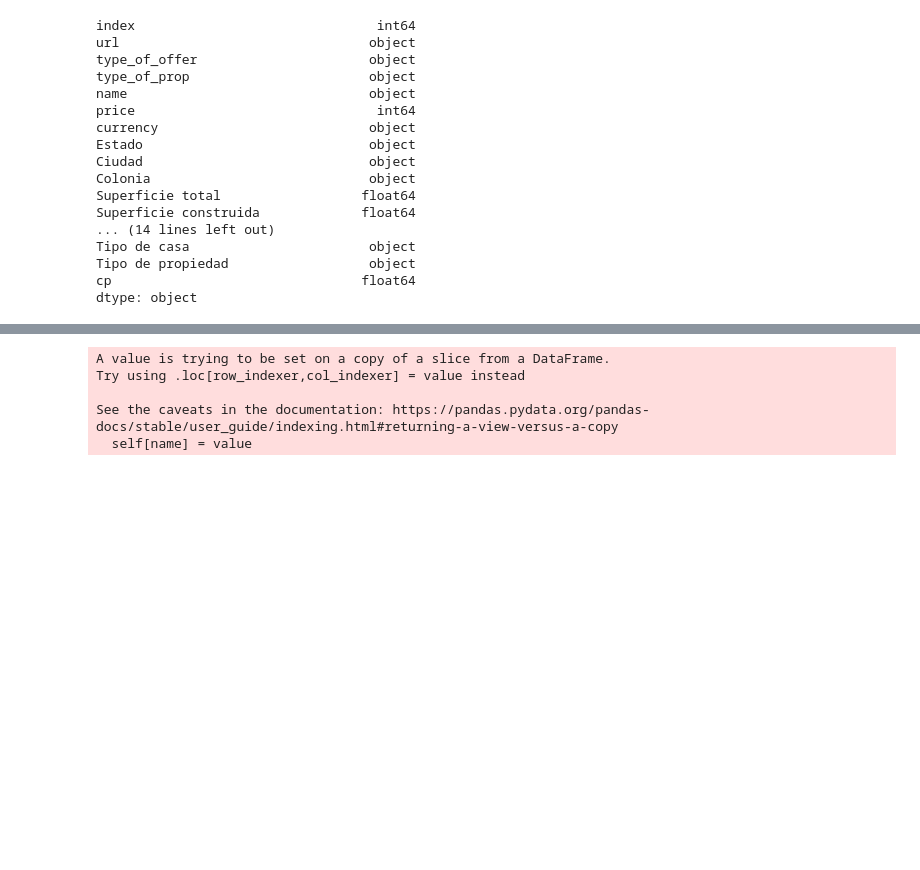
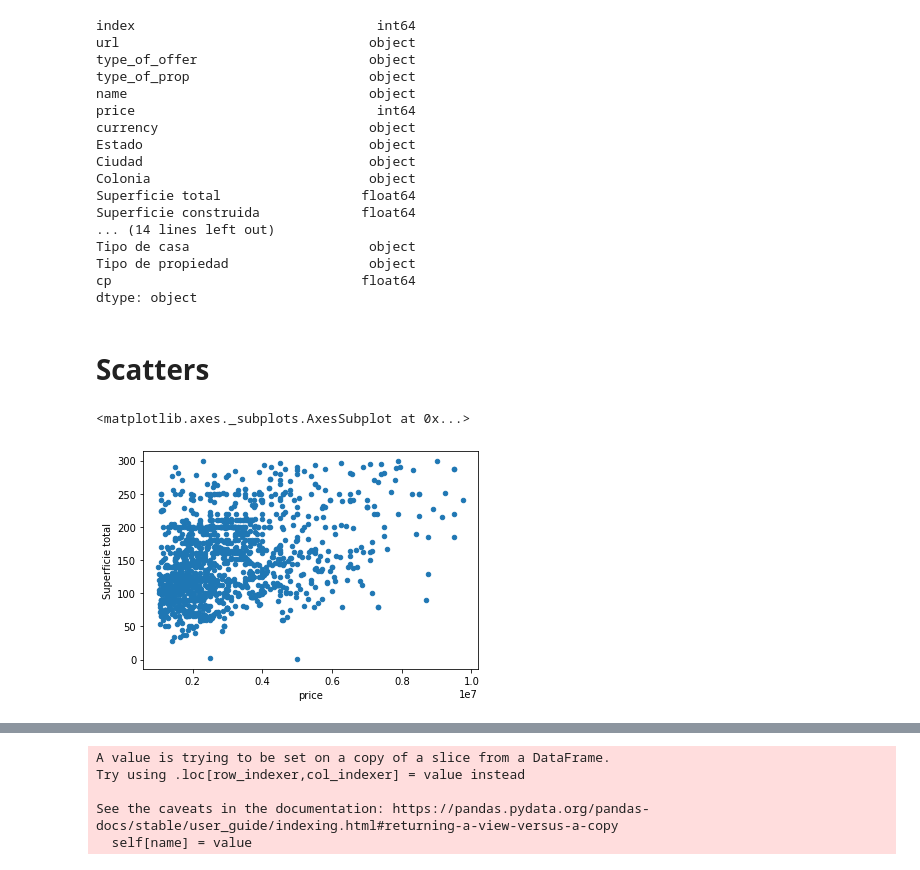
Before and after one commit to andrebestrada/Machine-Learning-Final-Project, a Jupyter notebook: Machine-Learning-Applied/Neural Network/neural_network.ipynb, the cells around one changed output, grey strips where cells are left out. Saved outputs shown, nothing was run; the diff lists cells and outputs as text; code cells hidden in the pictures; blank space fills up the shorter version.

Commit message:
Finishing Neural, Comparisons and Scatters

```diff
--- a/Machine-Learning-Applied/Neural Network/neural_network.ipynb
+++ b/Machine-Learning-Applied/Neural Network/neural_network.ipynb
@@ -91,3 +92,12 @@ Tipo de casa                       object
 Tipo de propiedad                  object
 cp                                float64
 dtype: object
+# %% [markdown]
+# Scatters
+# %%
+# Correlation Between Factors
+# Price vs Superficie Total
+national_data_clean.plot.scatter(x="price",y="Superficie total")
+# %% [output]
+<matplotlib.axes._subplots.AxesSubplot at 0x...>
+[figure, added]
```
Also changed, not shown: parts of 9 cells of this notebook, 2 other files.
